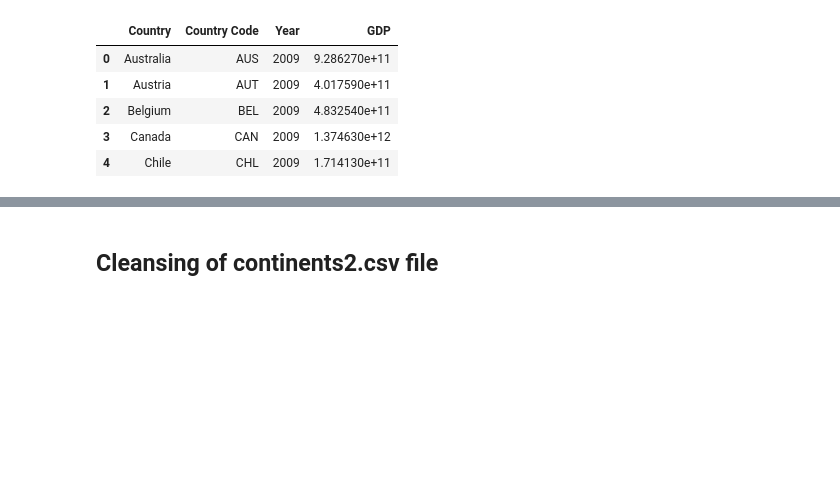
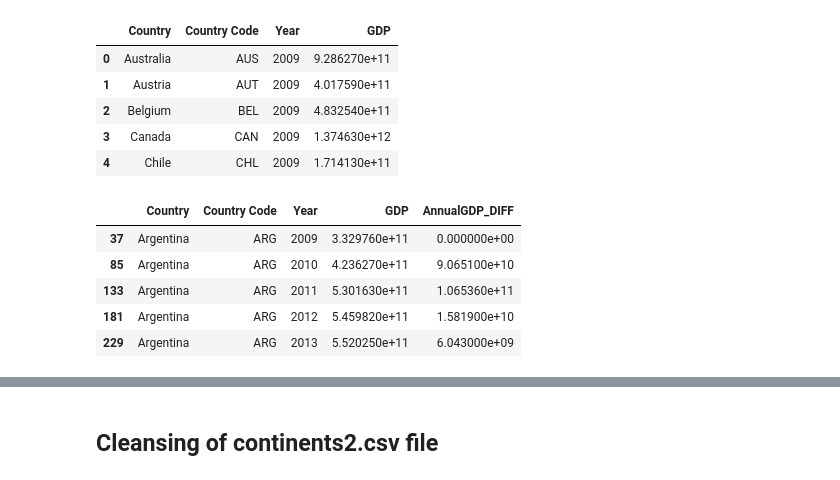
Before and after one commit to shwetajain1022/Project-4, a Jupyter notebook: population_gdp_SJ_WIP.ipynb, the cells around one changed output, grey strips where cells are left out. Drawn from its saved outputs; the diff is of its cells as text; code cells hidden in the pictures; blank space fills up the shorter version.

```diff
--- a/population_gdp_SJ_WIP.ipynb
+++ b/population_gdp_SJ_WIP.ipynb
@@ -234,0 +239,9 @@ gdp_select_country_df.head()
+# %%
+gdp_select_country_df.head()
+# %% [output]
+|  | Country | Country Code | Year | GDP | AnnualGDP_DIFF |
+| 37 | Argentina | ARG | 2009 | 3.329760e+11 | 0.000000e+00 |
+| 85 | Argentina | ARG | 2010 | 4.236270e+11 | 9.065100e+10 |
+| 133 | Argentina | ARG | 2011 | 5.301630e+11 | 1.065360e+11 |
+| 181 | Argentina | ARG | 2012 | 5.459820e+11 | 1.581900e+10 |
+| 229 | Argentina | ARG | 2013 | 5.520250e+11 | 6.043000e+09 |
```
Also changed, not shown: parts of 10 cells of this notebook, 5 other files.
